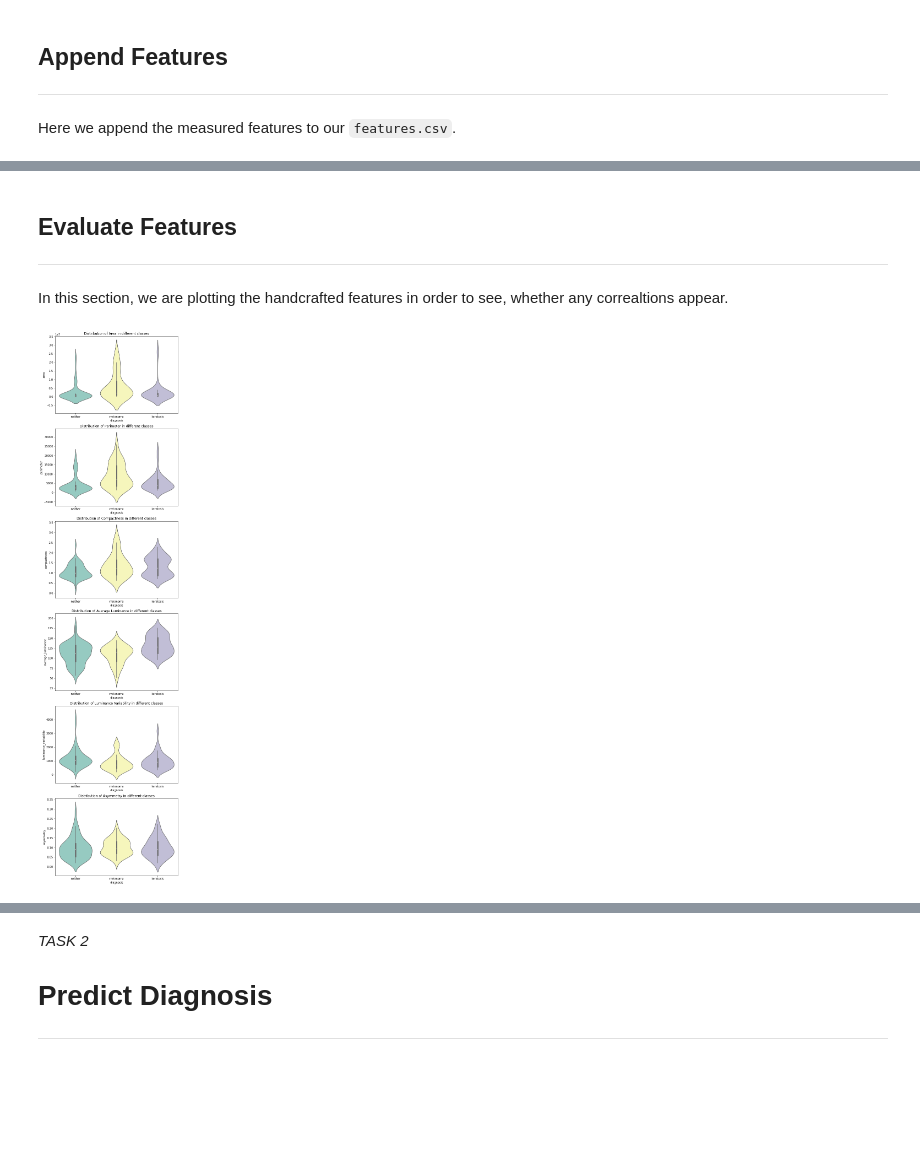
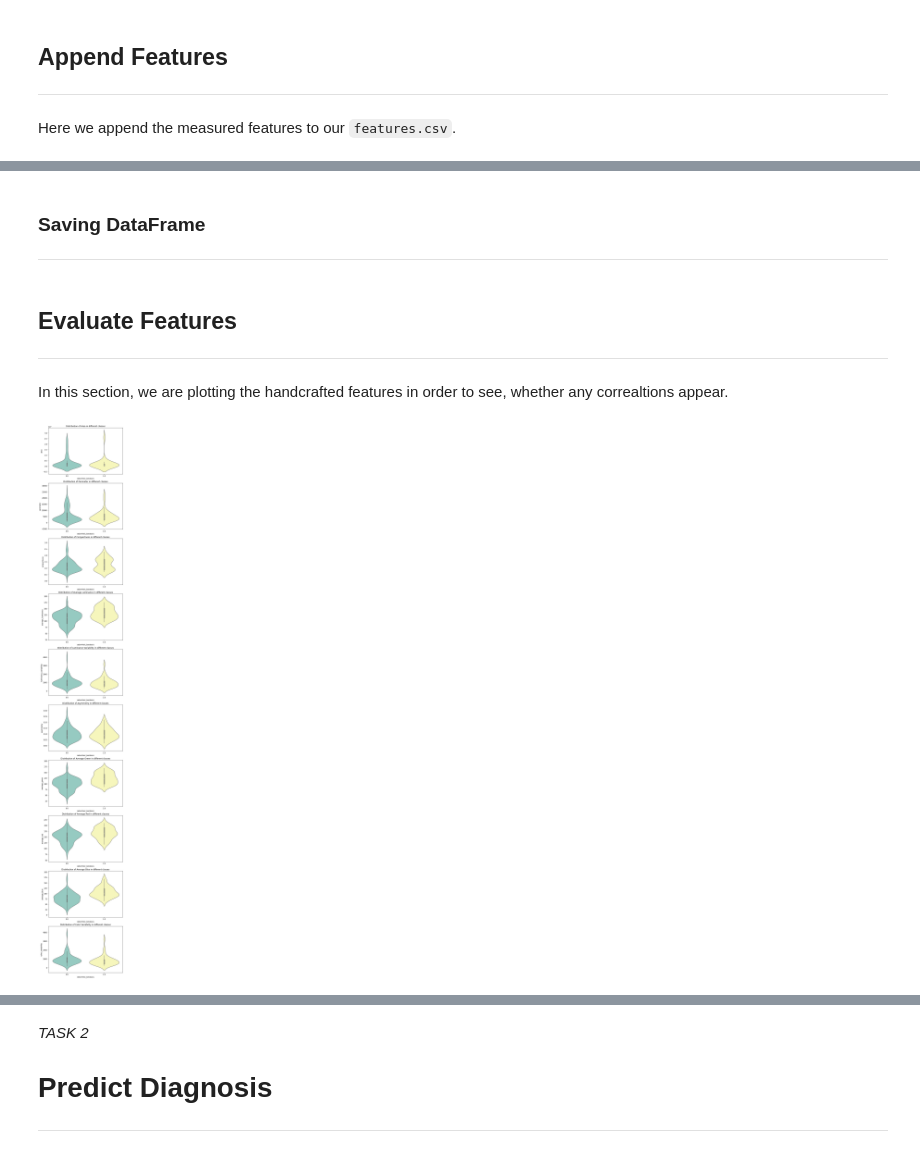
Before and after one commit to mikasenghaas/skin-lesion-detection, a Jupyter notebook: notebooks/project3.ipynb, the cells around one changed output, grey strips where cells are left out. Drawn from its saved outputs; the diff is of its cells as text; code cells hidden in the pictures; blank space fills up the shorter version.

```diff
--- a/notebooks/project3.ipynb
+++ b/notebooks/project3.ipynb
@@ -521,9 +637,10 @@ ax[1,1].scatter(logs_of_perimeters,logs_of_areas,c=list_of_colours,s=4)
 
 Here we append the measured features to our `features.csv`.
 # %%
-features = ['compactness', 'average_luminance', 'luminance_variability', 'average_color', 'color_variability', 'asymmetry']
+features = ['compactness', 'area_perimeter', 'average_luminance', 'luminance_variability', 'average_color', 'color_variability', 'asymmetry']
 
 feature_functions = {
+    "area_perimeter": measure_area_perimeter,
     'compactness': get_compactness,
     'average_luminance': get_average_luminance,
     'luminance_variability': get_luminance_variability,
@@ -531,4 +648,6 @@ feature_functions = {
     'color_variability': get_color_variability,
     'asymmetry': get_asymmetry
 }
+# %%
+COMPUTE_FEATURES = True
 # %%
@@ -554,5 +688,5 @@ for i in range(len(FILENAME['images'])):
 # %%
 # append to features.csv
-DATA['features'] = pd.concat([DATA['features'], pd.DataFrame(feature_dict)], axis=1)
-DATA['features'] = pd.concat([DATA['features'], DATA['diagnosis'][['melanoma', 'seborrheic_keratosis', 'diagnosis']]], axis=1)
-list(DATA['features'])
+if DATA['features'].shape[1] <= 3:
+    DATA['features'] = pd.concat([DATA['features'], pd.DataFrame(feature_dict)], axis=1) # concatenating handcrafted features
+    DATA['features'] = pd.concat([DATA['features'], DATA['diagnosis'][['melanoma', 'seborrheic_keratosis', 'diagnosis']]], axis=1) # concatenating diagnosis
@@ -571,0 +713,5 @@ list(DATA['features'])
+# %%
+scaler = StandardScaler().fit(DATA['features'].loc[:, DATA['features'].columns != 'id'])
+DATA['scaled_features'] = scaler.transform(DATA['features'].loc[:, DATA['features'].columns != 'id'])
+DATA['scaled_features'] = pd.DataFrame(DATA["scaled_features"], columns=list(DATA['features'])[1:])
+DATA['scaled_features']
@@ -571,0 +732,3 @@ list(DATA['features'])
+# %% [markdown]
+### Saving DataFrame
+---
@@ -577,14 +746,14 @@ In this section, we are plotting the handcrafted features in order to see, wheth
 # %%
-df = DATA['features']
 
-fig, ax = plt.subplots(nrows=6, figsize=(8, 6*6))
 
-for i, feature in enumerate(['area', 'perimeter', 'compactness', 'average_luminance', 'luminance_variability', 'asymmetry']):
-    sns.violinplot(x='diagnosis',
+fig, ax = plt.subplots(nrows=10, figsize=(8, 10*6))
+
+for i, feature in enumerate(['area', 'perimeter', 'compactness', 'average_luminance', 'luminance_variability', 'asymmetry', 'average_green', 'average_red', 'average_blue', 'color_variability']):
+    sns.violinplot(x='seborrheic_keratosis',
                    y=feature,
                    data=df,
-                   scale="width",
+                   #scale="width",
                    ax=ax[i],
                    palette="Set3").set_title(f"Distribution of {feature.title().replace('_', ' ')} in different classes");
 # %% [output]
-[figure, old version]
+[figure, new version]
```
Also changed, not shown: parts of 51 cells of this notebook, 25 other files.
